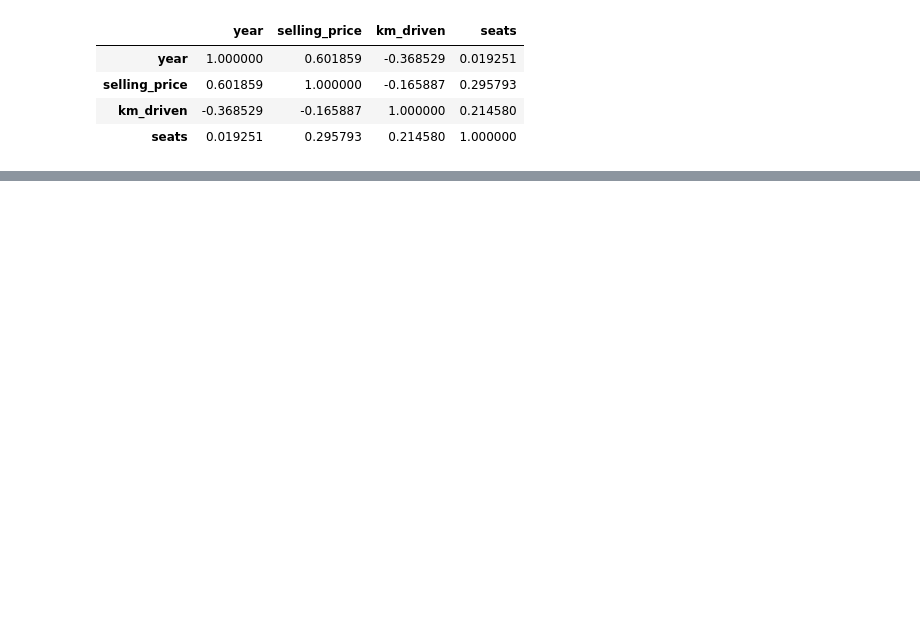
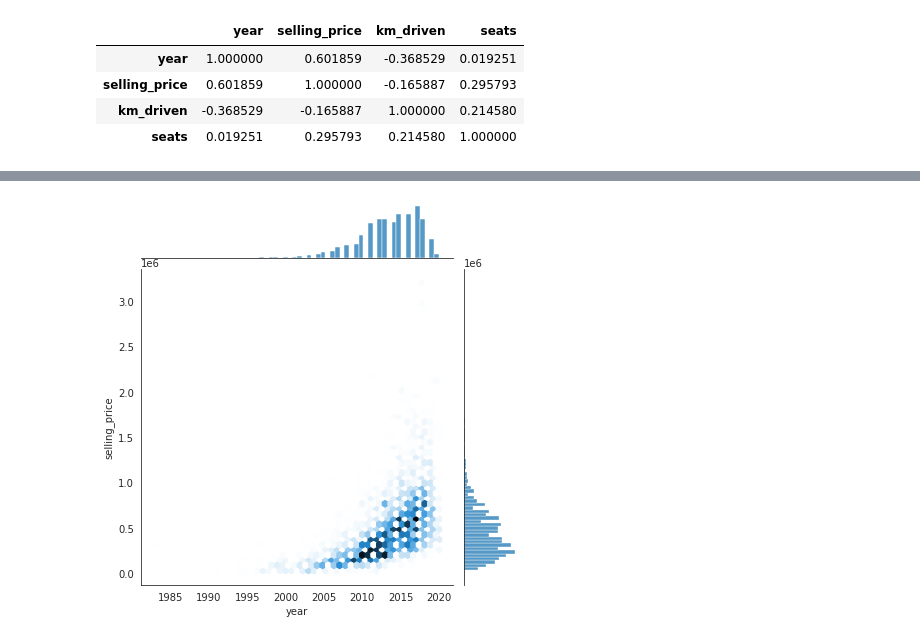
Before and after one commit to robert-daniels/Projects, a Jupyter notebook: DS_240/Final/final_car.ipynb, the cells around one changed output, grey strips where cells are left out. Saved outputs shown, nothing was run; the diff lists cells and outputs as text; code cells hidden in the pictures; blank space fills up the shorter version.

```diff
--- a/DS_240/Final/final_car.ipynb
+++ b/DS_240/Final/final_car.ipynb
@@ -68,0 +81,5 @@ df = df[df.transmission == 'Manual']
+# %%
+with sns.axes_style('white'):
+    g = sns.jointplot('year', 'selling_price', df, kind='hex')
+# %% [output]
+[figure, added]
```
Also changed, not shown: parts of 7 cells of this notebook.
